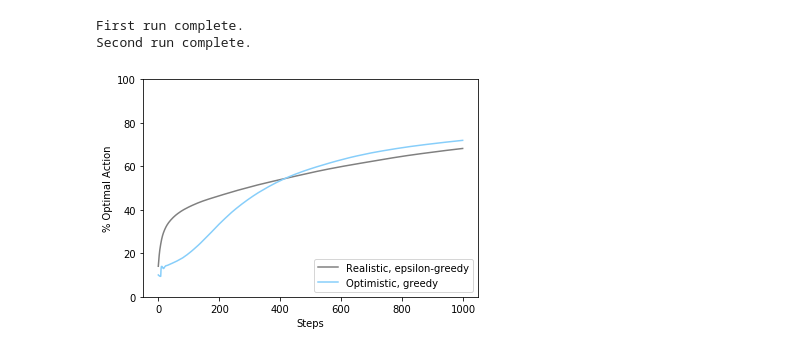
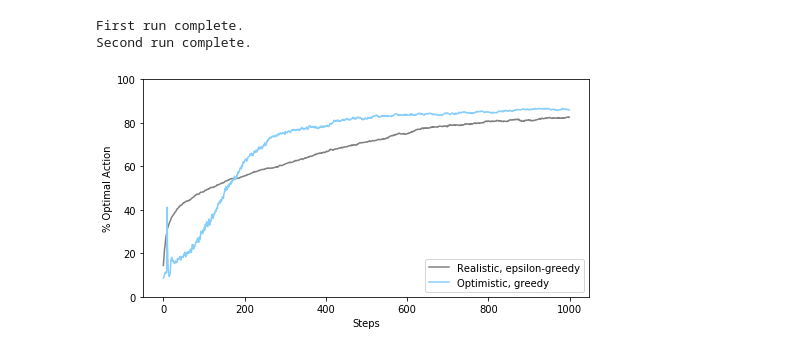
Before and after one commit to shauseth/reinforcement-learning-an-introduction, a Jupyter notebook: chapter02/optimistic.ipynb, the cells around one changed output. Cells and saved outputs as stored; diff of their text form; code cells hidden in the pictures.

```diff
--- a/chapter02/optimistic.ipynb
+++ b/chapter02/optimistic.ipynb
@@ -44,14 +44,11 @@ def learn_non_stationary(Q, A, R, alpha):
 # %%
 def run(epsilon, runs, alpha, initial):
     """Return average behavior given epsilon, number of runs, alpha and inital optimism."""
-    opt_actions_list = []
+    opt_actions = np.zeros((runs, 1000))
 
     for run in range(runs):
         values, states = environment()
         Q = agent(initial)
-
-        opt_action = 0
-        opt_actions = []
 
         for t, state in enumerate(states):
             A = epsilon_greedy(Q, epsilon)
@@ -59,14 +56,9 @@ def run(epsilon, runs, alpha, initial):
             Q = learn_non_stationary(Q, A, R, alpha)
 
             if values.argmax() == Q.argmax():
-                opt_action = opt_action + 1
+                opt_actions[run, t] = 1
 
-            opt_actions.append(opt_action / (t + 1))
-
-        opt_actions_list.append(opt_actions)
-
-    opt_actions_arr = np.array(opt_actions_list)
-    action_perc = opt_actions_arr.mean(axis = 0) * 100
+    action_perc = opt_actions.mean(axis = 0) * 100
     return action_perc
 # %%
 # running for intital values of 0 and 5
@@ -82,13 +74,14 @@ Second run complete.
 # %%
 # plotting the results
 
+plt.figure(figsize = (8, 4))
 plt.plot(first, color = 'grey', label = 'Realistic, epsilon-greedy')
 plt.plot(second, color = 'lightskyblue', label = 'Optimistic, greedy')
 plt.xlabel('Steps')
 plt.ylabel('% Optimal Action')
 plt.ylim(top = 100, bottom = 0)
 plt.legend(loc = 4)
 
 plt.show()
 # %% [output]
-[figure, old version]
+[figure, new version]
```
Also changed, not shown: 3 other files.
